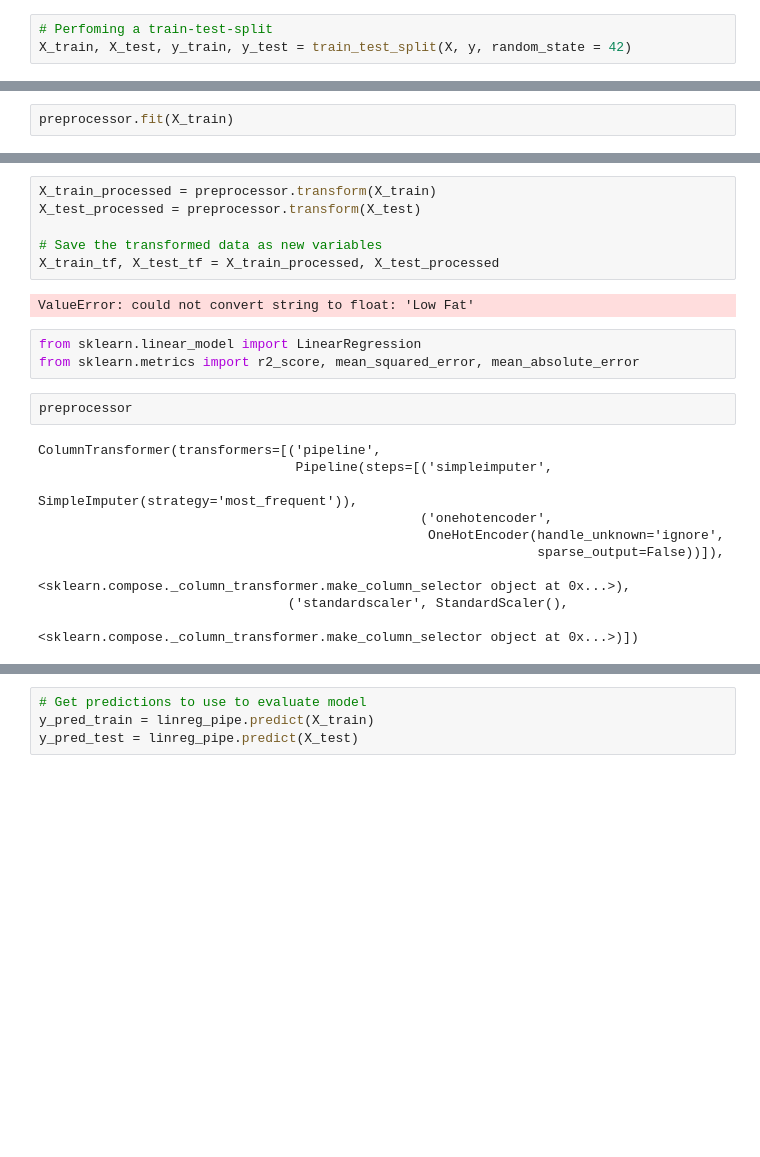
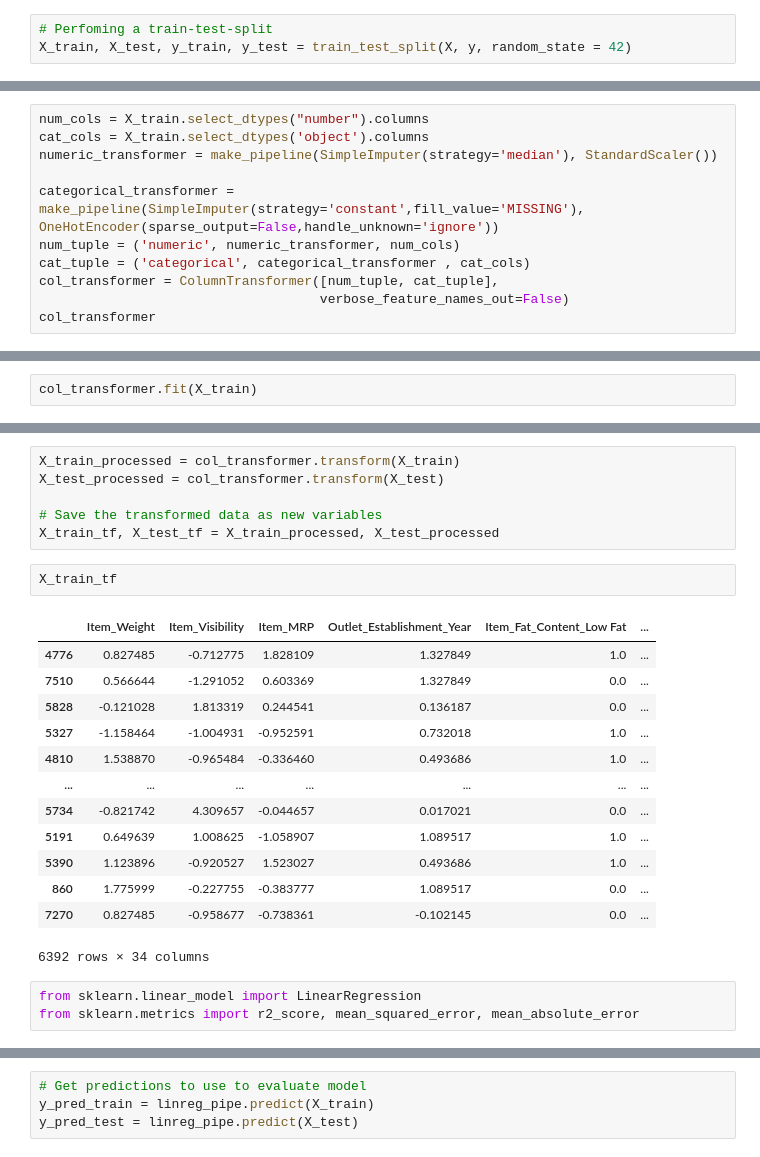
Before and after one commit to idrissliouane/Prediction-of-Product-Sales, a Jupyter notebook: Prediction_of_Product_Sales.ipynb, the cells around one changed output, grey strips where cells are left out. Saved outputs shown, nothing was run; the diff lists cells and outputs as text; blank space fills up the shorter version.

```diff
--- a/Prediction_of_Product_Sales.ipynb
+++ b/Prediction_of_Product_Sales.ipynb
@@ -548,0 +504,11 @@ ColumnTransformer(transformers=[('pipeline',
+# %%
+num_cols = X_train.select_dtypes("number").columns
+cat_cols = X_train.select_dtypes('object').columns
+numeric_transformer = make_pipeline(SimpleImputer(strategy='median'), StandardScaler())
+
+categorical_transformer = make_pipeline(SimpleImputer(strategy='constant',fill_value='MISSING'), OneHotEncoder(sparse_output=False,handle_unknown='ignore'))
+num_tuple = ('numeric', numeric_transformer, num_cols)
+cat_tuple = ('categorical', categorical_transformer , cat_cols)
+col_transformer = ColumnTransformer([num_tuple, cat_tuple],
+                                    verbose_feature_names_out=False)
+col_transformer
@@ -549,3 +535,3 @@ ColumnTransformer(transformers=[('pipeline',
 # %%
-preprocessor.fit(X_train)
+col_transformer.fit(X_train)
 # %% [output]
@@ -561,25 +557,27 @@ ColumnTransformer(transformers=[('pipeline',
 # %%
-X_train_processed = preprocessor.transform(X_train)
-X_test_processed = preprocessor.transform(X_test)
+X_train_processed = col_transformer.transform(X_train)
+X_test_processed = col_transformer.transform(X_test)
 
 # Save the transformed data as new variables
 X_train_tf, X_test_tf = X_train_processed, X_test_processed
-# %% [output]
-ValueError: could not convert string to float: 'Low Fat'
+# %%
+X_train_tf
+# %% [output]
+|  | Item_Weight | Item_Visibility | Item_MRP | Outlet_Establishment_Year | Item_Fat_Content_Low Fat | ... |
+| 4776 | 0.827485 | -0.712775 | 1.828109 | 1.327849 | 1.0 | ... |
+| 7510 | 0.566644 | -1.291052 | 0.603369 | 1.327849 | 0.0 | ... |
+| 5828 | -0.121028 | 1.813319 | 0.244541 | 0.136187 | 0.0 | ... |
+| 5327 | -1.158464 | -1.004931 | -0.952591 | 0.732018 | 1.0 | ... |
+| 4810 | 1.538870 | -0.965484 | -0.336460 | 0.493686 | 1.0 | ... |
+| ... | ... | ... | ... | ... | ... | ... |
+| 5734 | -0.821742 | 4.309657 | -0.044657 | 0.017021 | 0.0 | ... |
+| 5191 | 0.649639 | 1.008625 | -1.058907 | 1.089517 | 1.0 | ... |
+| 5390 | 1.123896 | -0.920527 | 1.523027 | 0.493686 | 1.0 | ... |
+| 860 | 1.775999 | -0.227755 | -0.383777 | 1.089517 | 0.0 | ... |
+| 7270 | 0.827485 | -0.958677 | -0.738361 | -0.102145 | 0.0 | ... |
+6392 rows × 34 columns
 # %%
 from sklearn.linear_model import LinearRegression
 from sklearn.metrics import r2_score, mean_squared_error, mean_absolute_error
-# %%
-preprocessor
-# %% [output]
-ColumnTransformer(transformers=[('pipeline',
-                                 Pipeline(steps=[('simpleimputer',
-                                                  SimpleImputer(strategy='most_frequent')),
-                                                 ('onehotencoder',
-                                                  OneHotEncoder(handle_unknown='ignore',
-                                                                sparse_output=False))]),
-                                 <sklearn.compose._column_transformer.make_column_selector object at 0x...>),
-                                ('standardscaler', StandardScaler(),
-                                 <sklearn.compose._column_transformer.make_column_selector object at 0x...>)])
 # %%
 ## Make and fit model
```
Also changed, not shown: parts of 27 cells of this notebook.
